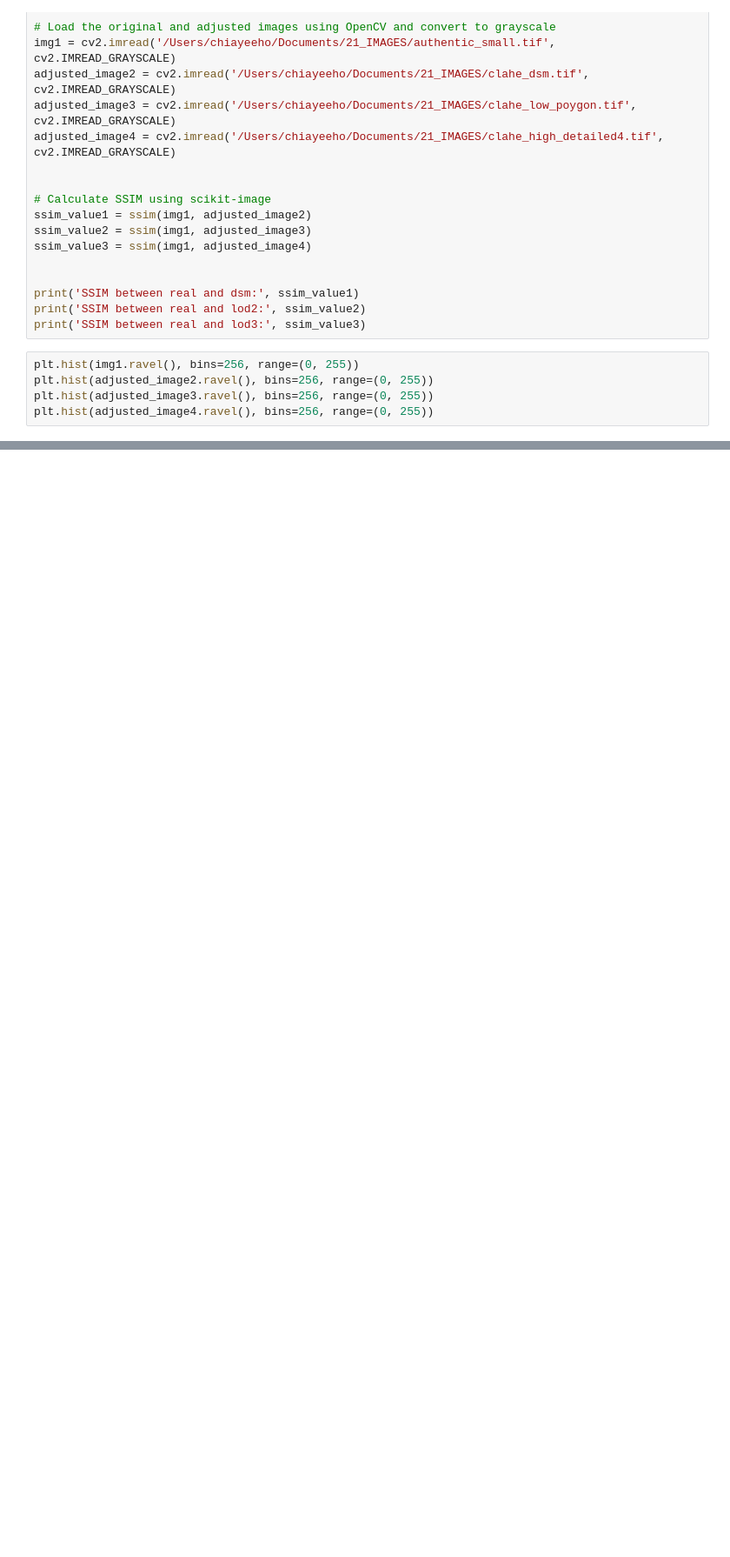
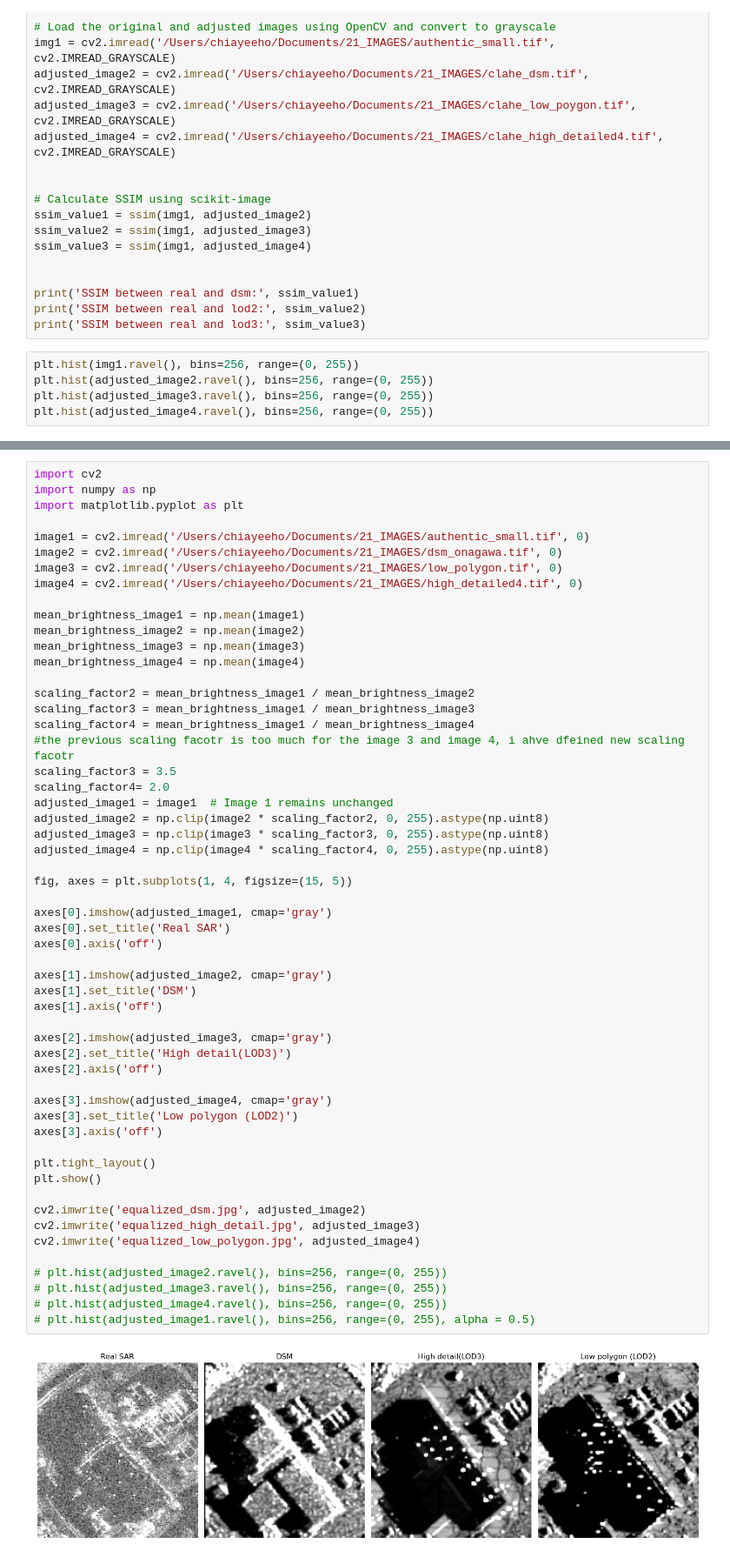
Before and after one commit to Chiayee358/Image_Similarity, a Jupyter notebook: Histogram_equalization1.ipynb, the cells around one changed output, grey strips where cells are left out. Shown at 87% size. Drawn from its saved outputs; the diff is of its cells as text; blank space fills up the shorter version.

```diff
--- a/Histogram_equalization1.ipynb
+++ b/Histogram_equalization1.ipynb
@@ -110,0 +185,57 @@ plt.hist(adjusted_image4.ravel(), bins=256, range=(0, 255))
+# %%
+import cv2
+import numpy as np
+import matplotlib.pyplot as plt
+
+image1 = cv2.imread('/Users/chiayeeho/Documents/21_IMAGES/authentic_small.tif', 0)
+image2 = cv2.imread('/Users/chiayeeho/Documents/21_IMAGES/dsm_onagawa.tif', 0)
+image3 = cv2.imread('/Users/chiayeeho/Documents/21_IMAGES/low_polygon.tif', 0)
+image4 = cv2.imread('/Users/chiayeeho/Documents/21_IMAGES/high_detailed4.tif', 0)
+
+mean_brightness_image1 = np.mean(image1)
+mean_brightness_image2 = np.mean(image2)
+mean_brightness_image3 = np.mean(image3)
+mean_brightness_image4 = np.mean(image4)
+
+scaling_factor2 = mean_brightness_image1 / mean_brightness_image2
+scaling_factor3 = mean_brightness_image1 / mean_brightness_image3
+scaling_factor4 = mean_brightness_image1 / mean_brightness_image4
+#the previous scaling facotr is too much for the image 3 and image 4, i ahve dfeined new scaling facotr
+scaling_factor3 = 3.5
+scaling_factor4= 2.0
+adjusted_image1 = image1  # Image 1 remains unchanged
+adjusted_image2 = np.clip(image2 * scaling_factor2, 0, 255).astype(np.uint8)
+adjusted_image3 = np.clip(image3 * scaling_factor3, 0, 255).astype(np.uint8)
+adjusted_image4 = np.clip(image4 * scaling_factor4, 0, 255).astype(np.uint8)
+
+fig, axes = plt.subplots(1, 4, figsize=(15, 5))
+
+axes[0].imshow(adjusted_image1, cmap='gray')
+axes[0].set_title('Real SAR')
+axes[0].axis('off')
+
+axes[1].imshow(adjusted_image2, cmap='gray')
+axes[1].set_title('DSM')
+axes[1].axis('off')
+
+axes[2].imshow(adjusted_image3, cmap='gray')
+axes[2].set_title('High detail(LOD3)')
+axes[2].axis('off')
+
+axes[3].imshow(adjusted_image4, cmap='gray')
+axes[3].set_title('Low polygon (LOD2)')
+axes[3].axis('off')
+
+plt.tight_layout()
+plt.show()
+
+cv2.imwrite('equalized_dsm.jpg', adjusted_image2)
+cv2.imwrite('equalized_high_detail.jpg', adjusted_image3)
+cv2.imwrite('equalized_low_polygon.jpg', adjusted_image4)
+
+# plt.hist(adjusted_image2.ravel(), bins=256, range=(0, 255))
+# plt.hist(adjusted_image3.ravel(), bins=256, range=(0, 255))
+# plt.hist(adjusted_image4.ravel(), bins=256, range=(0, 255))
+# plt.hist(adjusted_image1.ravel(), bins=256, range=(0, 255), alpha = 0.5)
+# %% [output]
+[figure, added]
```
Also changed, not shown: parts of 7 cells of this notebook.
